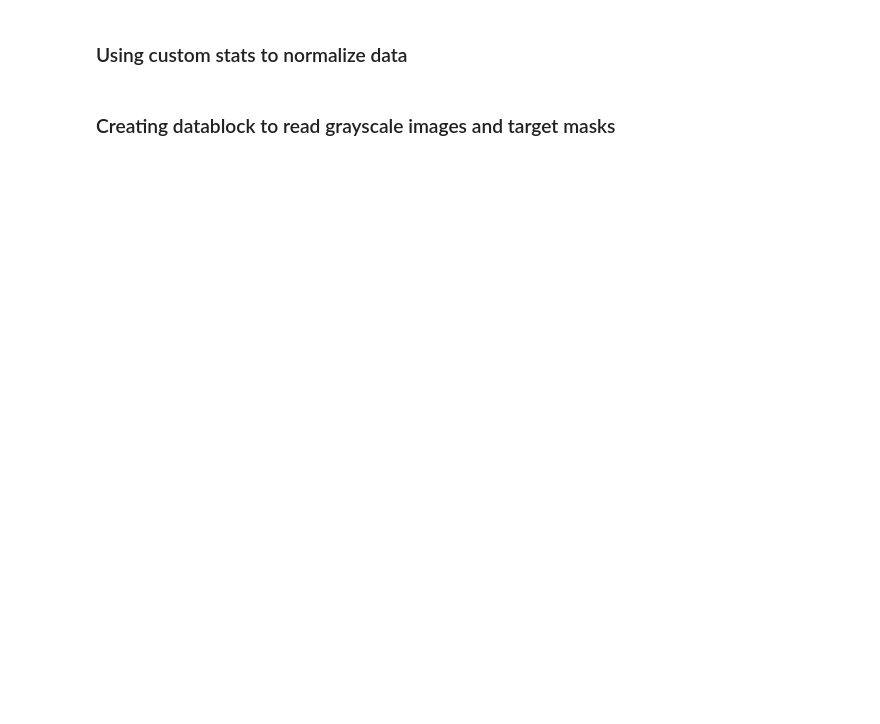
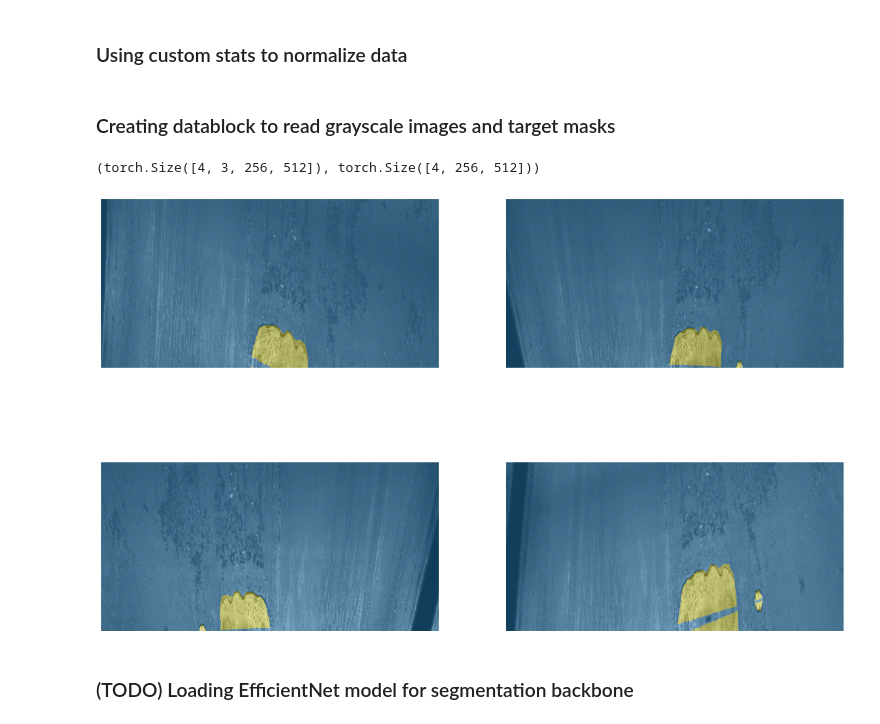
Before and after one commit to bilalcodehub/severstal-steel-defects-detection, a Jupyter notebook: 04_FullTrainingPipeline.ipynb, the cells around one changed output. Drawn from its saved outputs; the diff is of its cells as text; code cells hidden in the pictures; blank space fills up the shorter version.

```diff
--- a/04_FullTrainingPipeline.ipynb
+++ b/04_FullTrainingPipeline.ipynb
@@ -24,2 +30,8 @@ torch.backends.cudnn.benchmark = True
 # %%
-path = Path("/data/datasets/severstal")
+path = Path("/content/drive/My Drive/ML/severstal")
+
+codes = ["Background", "Divots", "Cracks", "Scratches", "Ablation"]
+
+def get_mask(fn):
+    fn = Path(str(fn).replace('train_images', 'masks').replace('jpg','png'))
+    return PILMask.create(fn)
@@ -28,7 +38,3 @@ codes = ["Background", "Divots", "Cracks", "Scratches", "Ablation"]
-# %%
-def get_mask(fn):
-    fn = str(fn).replace('train_images', 'masks').replace('jpg','png')
-    return PILMask.create(fn)
 # %% [markdown]
 ### Using custom stats to normalize data
 # %%
@@ -36,9 +42,11 @@ severstal_stats=([0.343], [0.197])
 # %% [markdown]
 ### Creating datablock to read grayscale images and target masks
 # %%
-dblock = DataBlock(blocks=(ImageBlock, MaskBlock(codes)),
-                   get_items=get_image_files,
-                   get_y = get_mask,
-                   item_tfms=Resize(320),
-                   batch_tfms=[Normalize.from_stats(*severstal_stats)]
-)
+def get_dls(size, batch_size=8):
+
+  dblock = DataBlock(blocks=(ImageBlock, MaskBlock(codes)),
+                     get_items=get_image_files,
+                     get_y = get_mask,
+                     batch_tfms=[*aug_transforms(size=size,flip_vert=True), Normalize.from_stats(*severstal_stats)])
+
+  return dblock.dataloaders(path/'train_images', batch_size=batch_size)
@@ -46,0 +53,16 @@ dls=dblock.dataloaders(path/'train_images', bs=1)
+# %%
+sz = (256, 512) # As per 1st place solution
+bs = 4          # 1st place solution proposes 12 or 24 with grad accumulation at 24 samples
+
+dls = get_dls(size=sz, batch_size=bs)
+# %%
+xb, yb = first(dls.train)
+xb.shape, yb.shape
+# %% [output]
+(torch.Size([4, 3, 256, 512]), torch.Size([4, 256, 512]))
+# %%
+dls.show_batch(unique=True, figsize=(18,12))
+# %% [output]
+[figure, added]
+# %% [markdown]
+### (TODO) Loading EfficientNet model for segmentation backbone
```
Also changed, not shown: parts of 39 cells of this notebook.
